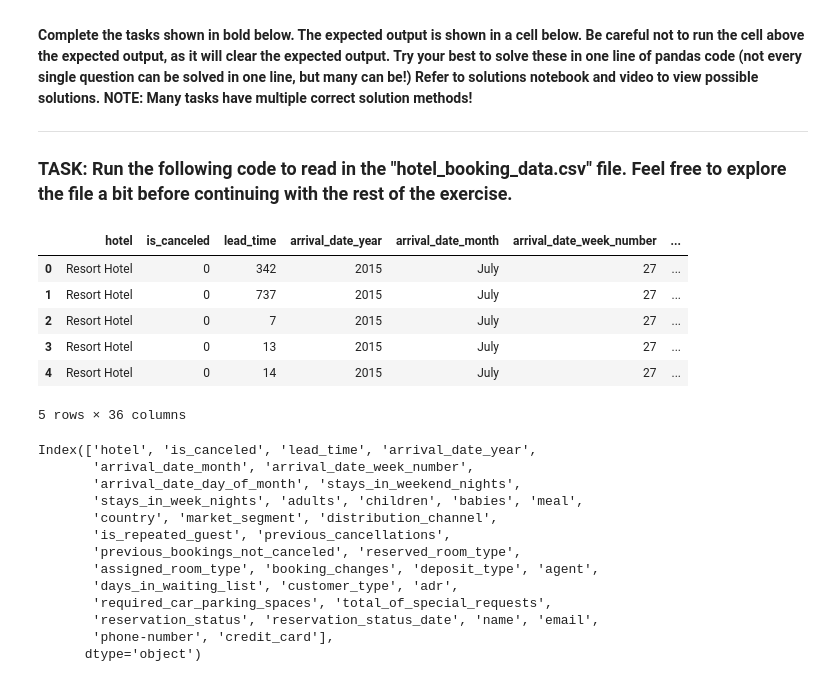
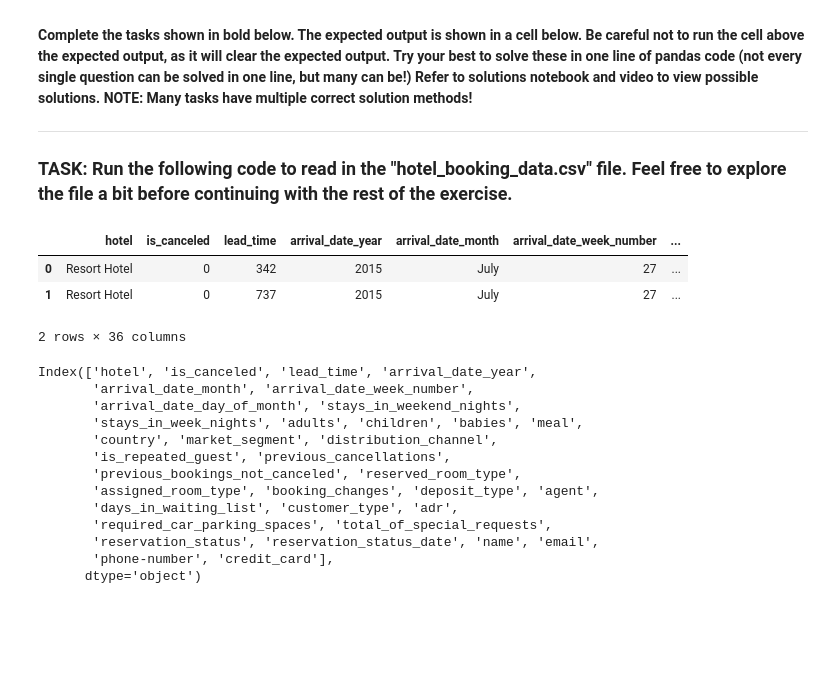
Before and after one commit to RRFteixeira/Python-for-Machine-Learning-and-Data-Science-Masterclass, a Jupyter notebook: 03-Pandas/11-Pandas-Project-Exercise .ipynb, the cells around one changed output. Drawn from its saved outputs; the diff is of its cells as text; code cells hidden in the pictures; blank space fills up the shorter version.

```diff
--- a/03-Pandas/11-Pandas-Project-Exercise .ipynb
+++ b/03-Pandas/11-Pandas-Project-Exercise .ipynb
@@ -41,15 +41,12 @@ import numpy as np
 # %%
 hotels = pd.read_csv("hotel_booking_data.csv")
 # %%
-hotels.head()
+hotels.head(2)
 # %% [output]
 |  | hotel | is_canceled | lead_time | arrival_date_year | arrival_date_month | arrival_date_week_number | ... |
 | 0 | Resort Hotel | 0 | 342 | 2015 | July | 27 | ... |
 | 1 | Resort Hotel | 0 | 737 | 2015 | July | 27 | ... |
-| 2 | Resort Hotel | 0 | 7 | 2015 | July | 27 | ... |
-| 3 | Resort Hotel | 0 | 13 | 2015 | July | 27 | ... |
-| 4 | Resort Hotel | 0 | 14 | 2015 | July | 27 | ... |
-5 rows × 36 columns
+2 rows × 36 columns
 # %%
 hotels.columns
 # %% [output]
```
